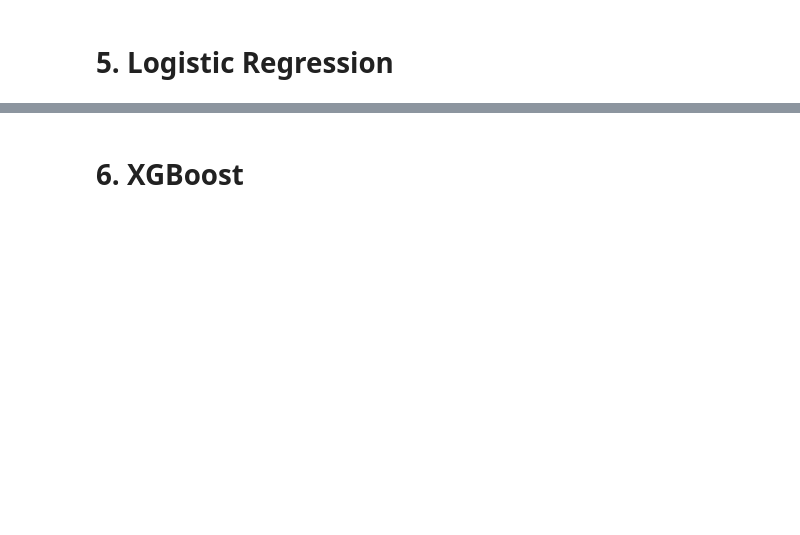
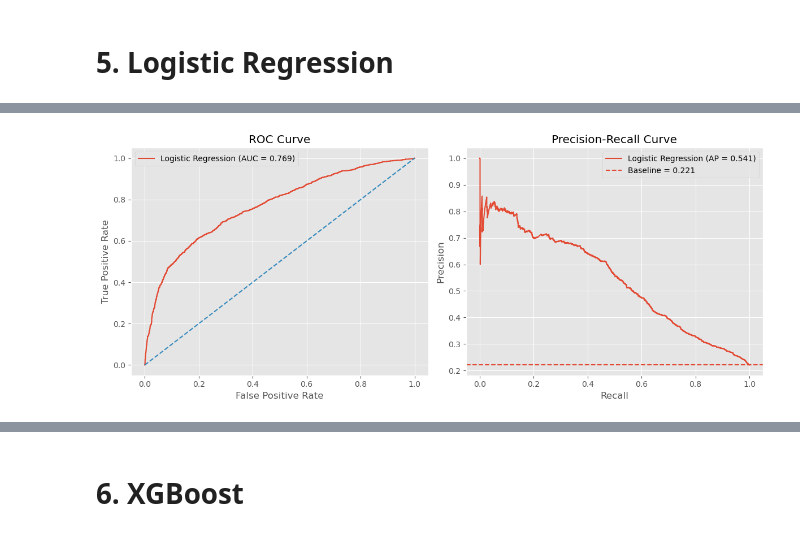
Before and after one commit to gferripc/credit_risk_scoring, a Jupyter notebook: credit_risk_scoring.ipynb, the cells around one changed output, grey strips where cells are left out. Cells and saved outputs as stored; diff of their text form; code cells hidden in the pictures; blank space fills up the shorter version.

```diff
--- a/credit_risk_scoring.ipynb
+++ b/credit_risk_scoring.ipynb
@@ -522,0 +586,3 @@ plt.show()
+# %%
+X = df.drop(columns="default")
+y = df["default"]
@@ -524,0 +682,8 @@ plt.show()
+# %%
+from sklearn.pipeline import Pipeline
+from sklearn.linear_model import LogisticRegression
+
+logistic_model = Pipeline([
+    ("preprocessor", logistic_preprocessor),
+    ("classifier", LogisticRegression(random_state=1, max_iter=1000))
+])
@@ -524,0 +771,50 @@ plt.show()
+# %%
+from sklearn.metrics import roc_curve, precision_recall_curve
+
+# ROC curve
+fpr_log, tpr_log, _ = roc_curve(y_test, y_proba_log)
+
+# Precision-Recall curve
+precision_log, recall_log, _ = precision_recall_curve(
+    y_test,
+    y_proba_log
+)
+
+fig, axes = plt.subplots(1, 2, figsize=(12, 5))
+
+# ROC Curve
+axes[0].plot(
+    fpr_log,
+    tpr_log,
+    label=f"Logistic Regression (AUC = {logistic_results['ROC-AUC']:.3f})"
+)
+
+axes[0].plot([0, 1], [0, 1], linestyle="--")
+
+axes[0].set_xlabel("False Positive Rate")
+axes[0].set_ylabel("True Positive Rate")
+axes[0].set_title("ROC Curve")
+axes[0].legend()
+
+# Precision-Recall Curve
+axes[1].plot(
+    recall_log,
+    precision_log,
+    label=f"Logistic Regression (AP = {logistic_results['PR-AUC']:.3f})"
+)
+
+axes[1].axhline(
+    y=y_test.mean(),
+    linestyle="--",
+    label=f"Baseline = {y_test.mean():.3f}"
+)
+
+axes[1].set_xlabel("Recall")
+axes[1].set_ylabel("Precision")
+axes[1].set_title("Precision-Recall Curve")
+axes[1].legend()
+
+plt.tight_layout()
+plt.show()
+# %% [output]
+[figure, added]
```
Also changed, not shown: parts of 88 cells of this notebook.
